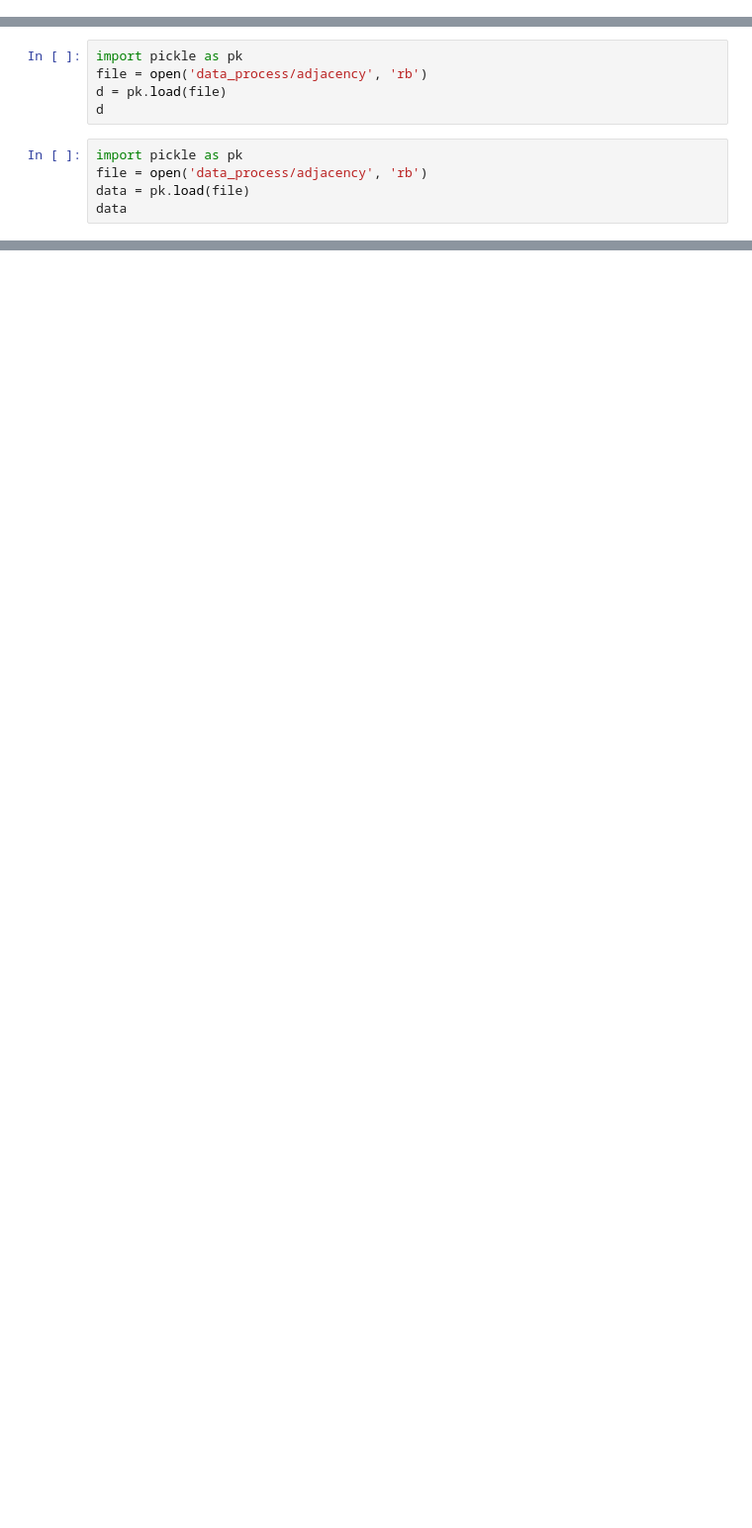
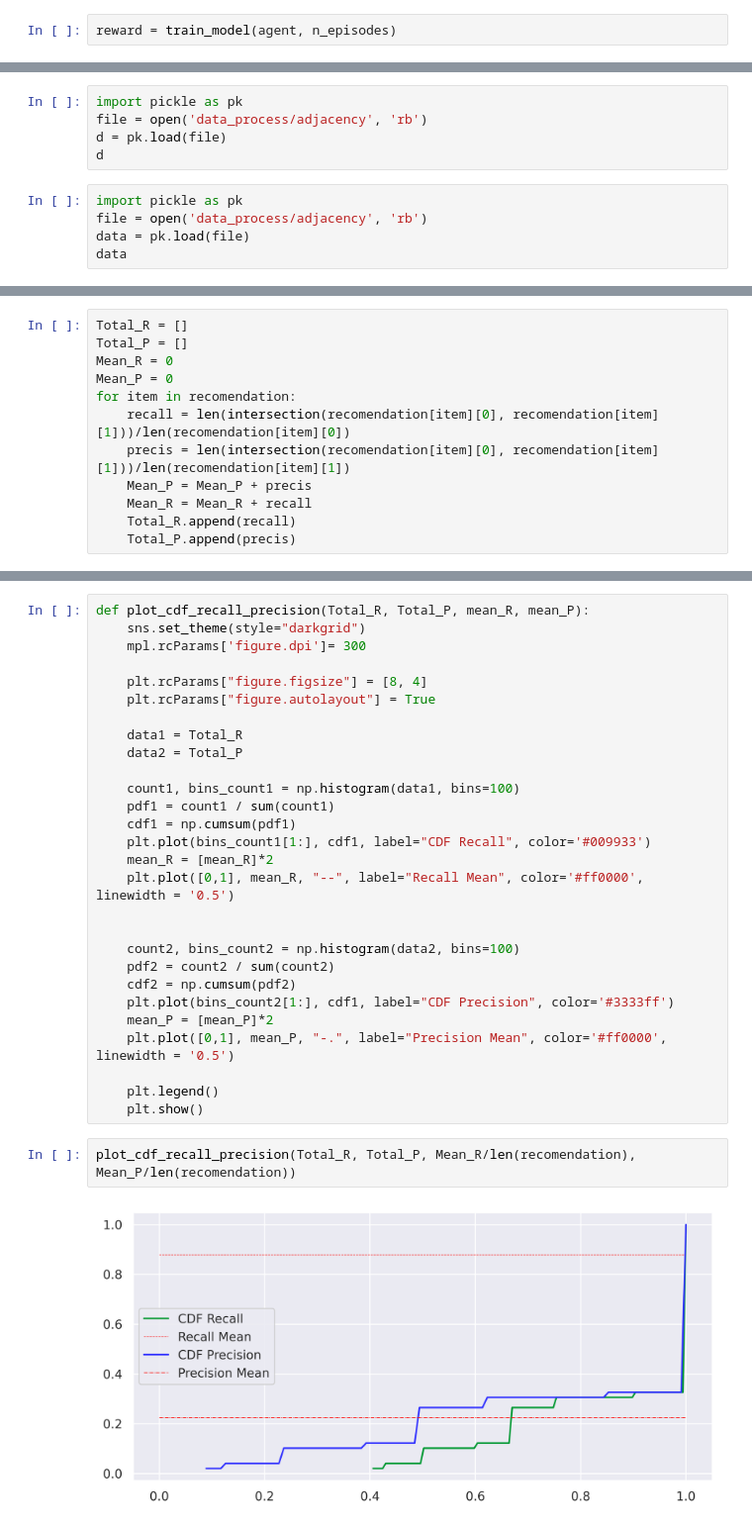
Before and after one commit to LABORA-INF-UFG/MARC-PTR, a Jupyter notebook: 3_q_learning.ipynb, the cells around one changed output, grey strips where cells are left out. Shown at 99% size. Cells and saved outputs as stored; diff of their text form; blank space fills up the shorter version.

Commit message:
update the recommendation model

```diff
--- a/3_q_learning.ipynb
+++ b/3_q_learning.ipynb
@@ -120,0 +180,2 @@ array([[0.64506782, 0.82015609, 0.83155658, 0.67089313, 1.170937  ,
+# %%
+reward = train_model(agent, n_episodes)
@@ -149,0 +305,12 @@ data['89288865@N00'][0,0]
+# %%
+Total_R = []
+Total_P = []
+Mean_R = 0
+Mean_P = 0
+for item in recomendation:
+    recall = len(intersection(recomendation[item][0], recomendation[item][1]))/len(recomendation[item][0])
+    precis = len(intersection(recomendation[item][0], recomendation[item][1]))/len(recomendation[item][1])
+    Mean_P = Mean_P + precis
+    Mean_R = Mean_R + recall
+    Total_R.append(recall)
+    Total_P.append(precis)
@@ -149,0 +481,32 @@ data['89288865@N00'][0,0]
+# %%
+def plot_cdf_recall_precision(Total_R, Total_P, mean_R, mean_P):
+    sns.set_theme(style="darkgrid")
+    mpl.rcParams['figure.dpi']= 300
+
+    plt.rcParams["figure.figsize"] = [8, 4]
+    plt.rcParams["figure.autolayout"] = True
+
+    data1 = Total_R
+    data2 = Total_P
+
+    count1, bins_count1 = np.histogram(data1, bins=100)
+    pdf1 = count1 / sum(count1)
+    cdf1 = np.cumsum(pdf1)
+    plt.plot(bins_count1[1:], cdf1, label="CDF Recall", color='#009933')
+    mean_R = [mean_R]*2
+    plt.plot([0,1], mean_R, "--", label="Recall Mean", color='#ff0000', linewidth = '0.5')
+
+
+    count2, bins_count2 = np.histogram(data2, bins=100)
+    pdf2 = count2 / sum(count2)
+    cdf2 = np.cumsum(pdf2)
+    plt.plot(bins_count2[1:], cdf1, label="CDF Precision", color='#3333ff')
+    mean_P = [mean_P]*2
+    plt.plot([0,1], mean_P, "-.", label="Precision Mean", color='#ff0000', linewidth = '0.5')
+
+    plt.legend()
+    plt.show()
+# %%
+plot_cdf_recall_precision(Total_R, Total_P, Mean_R/len(recomendation), Mean_P/len(recomendation))
+# %% [output]
+[figure, added]
```
Also changed, not shown: parts of 63 cells of this notebook, 11 other files.
